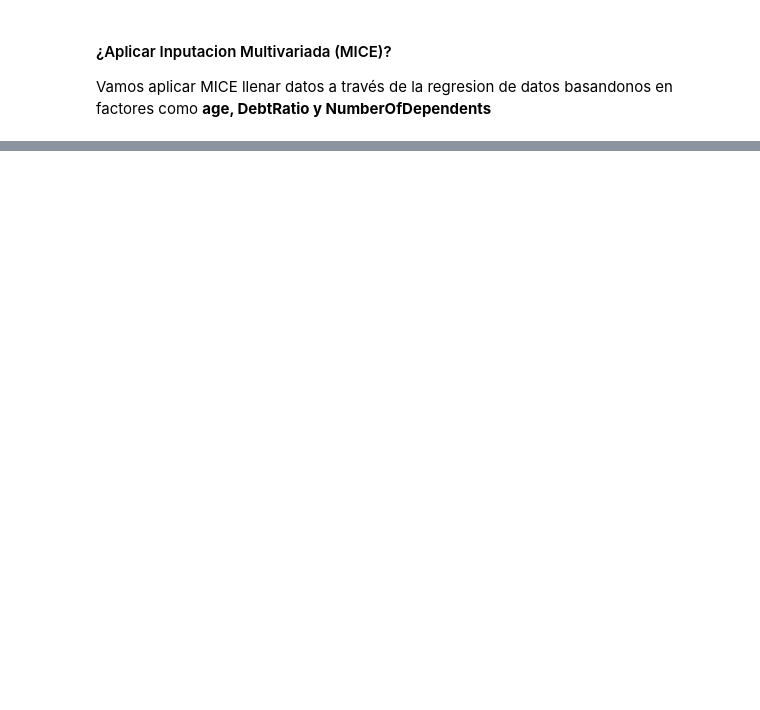
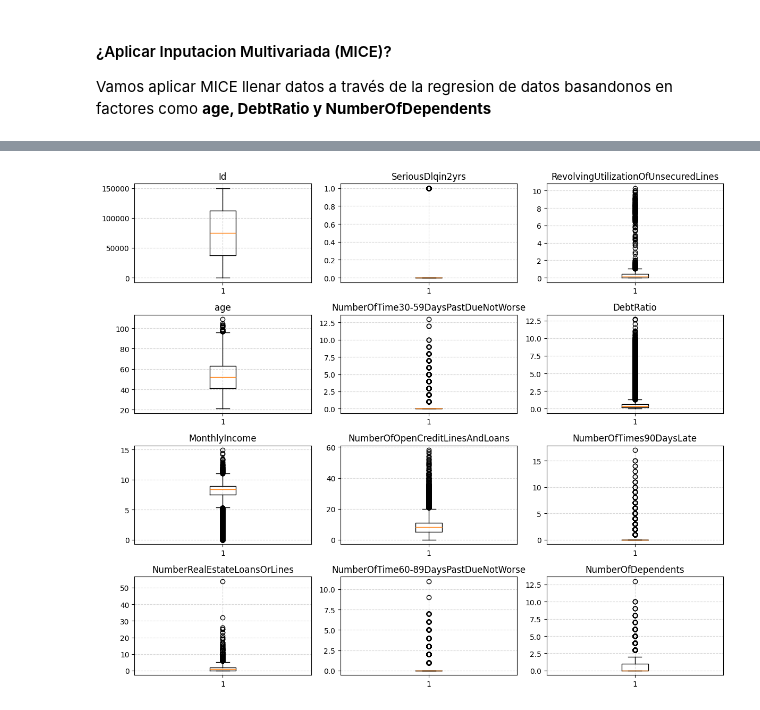
Before and after one commit to DiegoRomanP/Give-me-some-Credit, a Jupyter notebook: Give_me_some_credit.ipynb, the cells around one changed output, grey strips where cells are left out. Saved outputs shown, nothing was run; the diff lists cells and outputs as text; code cells hidden in the pictures; blank space fills up the shorter version.

```diff
--- a/Give_me_some_credit.ipynb
+++ b/Give_me_some_credit.ipynb
@@ -392,0 +469,18 @@ Name: MonthlyIncome, dtype: float64
+# %%
+# 1. Seleccionar las columnas involucradas en la imputación
+cols_impute = ['NumberOfDependents', 'age', 'DebtRatio', 'NumberOfDependents']
+df_subset = df_train_clean[cols_impute].copy()
+
+# 2. Convertir a float64 y pasar <NA> (pandas) a np.nan (numpy/sklearn)
+# IterativeImputer requiere matrices numéricas sin el tipo nullable de pandas
+df_subset = df_subset.astype('float64')
+
+# 3. Ajustar y transformar
+imputed_array = imputer.fit_transform(df_subset)
+
+# 4. Reemplazar SOLO NumberOfDependents en el DataFrame original
+df_train_clean['NumberOfDependents'] = imputed_array[:, 0]
+
+# Verificación rápida
+print("Nulos en NumberOfDependents después de imputar:", df_train_clean['NumberOfDependents'].isna().sum())
+print("Rango de valores imputados:", df_train_clean['NumberOfDependents'].describe())
@@ -392,0 +498,21 @@ Name: MonthlyIncome, dtype: float64
+# %%
+import matplotlib.pyplot as plt
+
+fig, ax = plt.subplots(nrows=4, ncols=3, figsize=(12, 10))
+ax = ax.flatten()  # Aplana la matriz 4x3 a un array 1D para iterar fácilmente
+
+for i, col in enumerate(df_train_clean.columns):
+    if i < len(ax):
+        # dropna() evita errores si hay valores faltantes
+        ax[i].boxplot(df_train_clean[col].dropna())
+        ax[i].set_title(col)
+        ax[i].grid(True, linestyle='--', alpha=0.5)
+
+# Oculta los subplots sobrantes si hay menos columnas que ejes
+for j in range(len(df_train_clean.columns), len(ax)):
+    ax[j].set_visible(False)
+
+plt.tight_layout()
+plt.show()
+# %% [output]
+[figure, added]
```
Also changed, not shown: parts of 44 cells of this notebook.
